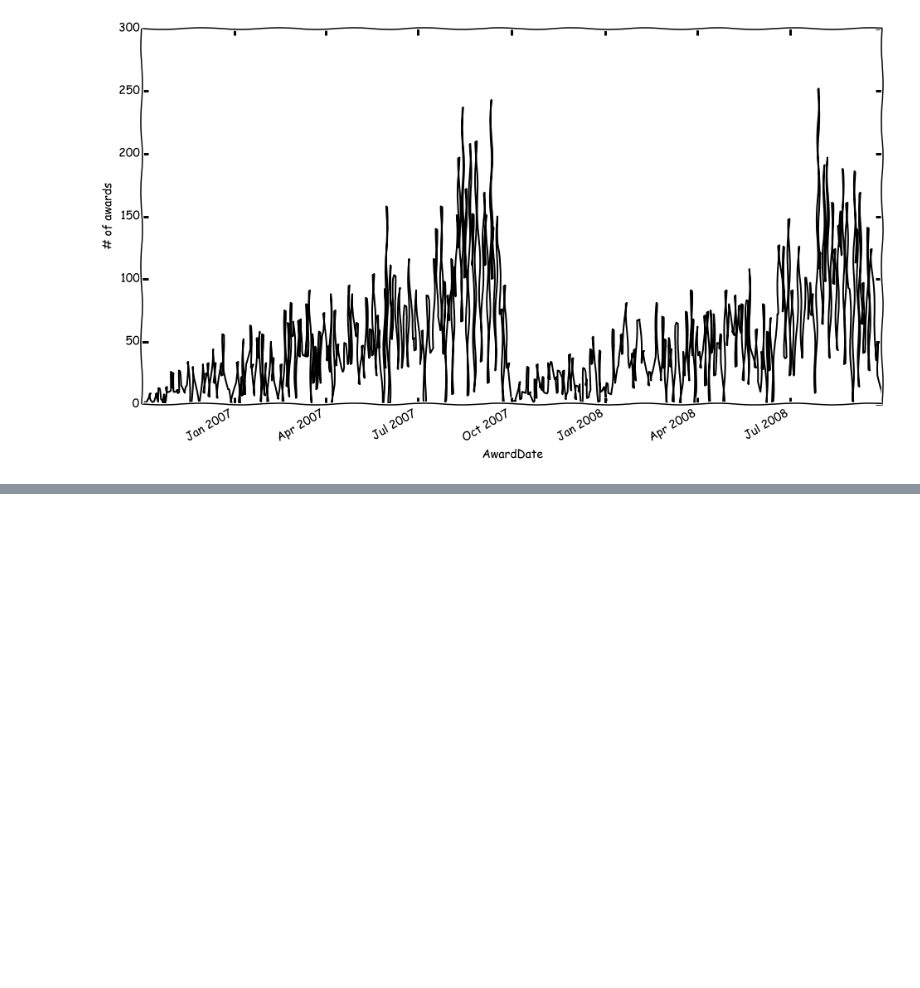
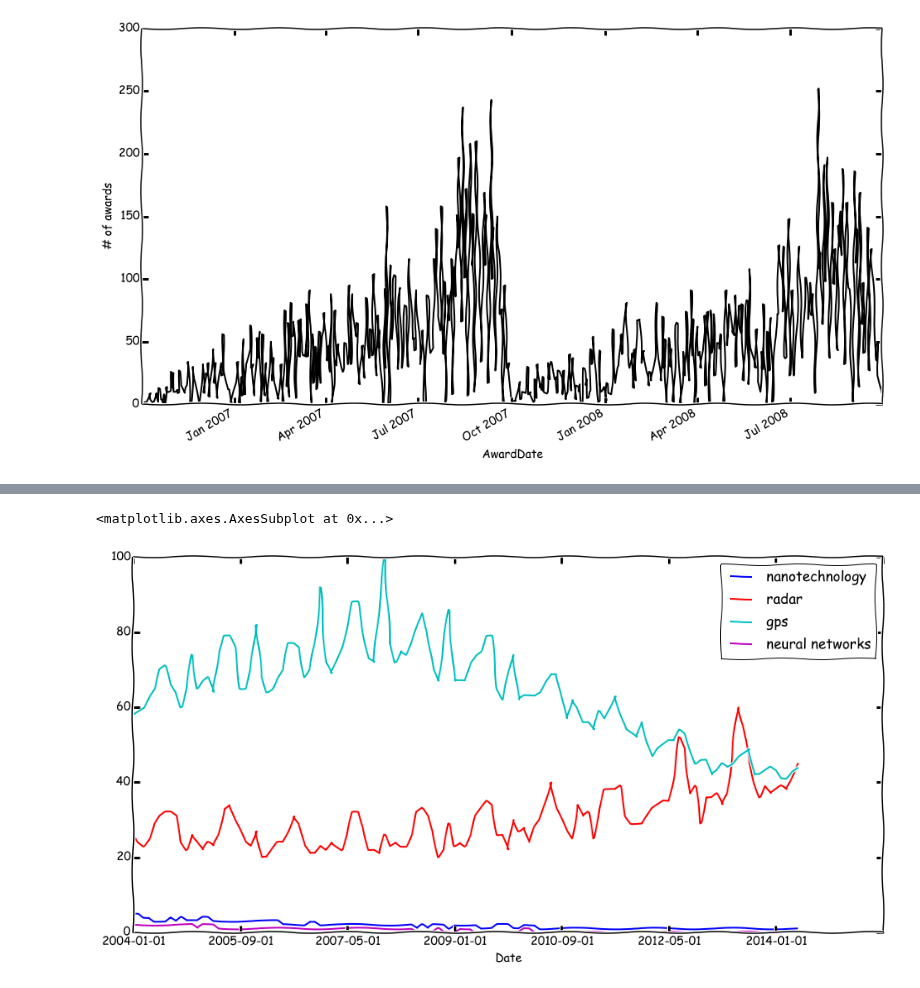
Before and after one commit to realmichaelzyy/cs249project, a Jupyter notebook: MarksTestNotebook.ipynb, the cells around one changed output, grey strips where cells are left out. Saved outputs shown, nothing was run; the diff lists cells and outputs as text; code cells hidden in the pictures; blank space fills up the shorter version.

Commit message:
got ngrams retrieval working

```diff
--- a/MarksTestNotebook.ipynb
+++ b/MarksTestNotebook.ipynb
@@ -116,2 +114,70 @@ Created awards_map.svg
 [drawing not drawn]
 [figure]
+# %%
+#GOOGLE TRENDS
+#an example of how to get google trends data.
+#seems to require spoofing a browser, and logging into a google account before retrieving data..
+#we will opt for google ngrams, as seen below.
+#============================================================================
+QUERY_TERMS = ['nanotechnology','radar','gps','neural%20networks']
+import json
+import re
+import urllib2
+import mechanize
+import cookielib
+import time
+
+# Browser
+br = mechanize.Browser()
+
+# Cookie Jar
+cj = cookielib.LWPCookieJar()
+br.set_cookiejar(cj)
+
+# Browser options
+br.set_handle_equiv(True)
+br.set_handle_redirect(True)
+br.set_handle_referer(True)
+br.set_handle_robots(False)
+
+# Follows refresh 0 but not hangs on refresh > 0
+#br.set_handle_refresh(mechanize._http.HTTPRefreshProcessor(), max_time=1)
+
+# Want debugging messages?
+#br.set_debug_http(True)
+#br.set_debug_redirects(True)
+#br.set_debug_responses(True)
+
+# User-Agent
+br.addheaders = [('User-agent', 'Mozilla/4.0 (compatible; MSIE 8.0; Windows NT 6.1; Trident/4.0; SLCC2; .NET CLR 2.0.50727; .NET CLR 3.5.30729; .NET CLR 3.0.30729; Media Center PC 6.0')]
+
+QUERY = 'http://www.google.com/trends/fetchComponent?q=%s&cid=TIMESERIES_GRAPH_0&export=3' % ",".join(QUERY_TERMS)
+
+response = br.open('https://accounts.google.com/ServiceLogin?hl=en&continue=https://www.google.com/')
+forms = mechanize.ParseResponse(response)
+form = forms[0]
+form['Email'] = 'msinmontoya'
+form['Passwd'] = 'yoloswag420'
+response = br.open(form.click())
+
+time.sleep(2)
+
+#data = urllib2.urlopen(QUERY).read()
+data = br.open(QUERY).read()
+if ("quota limit" in data):
+    print("QUOTA LIMIT REACHED!!")
+
+# We need to do some data cleaning: remove Javascript header+footer, and translate new Date(....,..,..) into YYYY-MM-DD.
+header = """// Data table response\ngoogle.visualization.Query.setResponse("""
+data = data[len(header):-2]
+data = re.sub('new Date\((\d+),(\d+),(\d+)\)', (lambda m: '"%s-%02d-%02d"' % (m.group(1).strip(), 1+int(m.group(2)), int(m.group(3)))), data)
+
+timeseries = json.loads(data)
+columns = [k['label'] for k in timeseries['table']['cols']]
+rows = map(lambda x: [k['v'] for k in x['c']], timeseries['table']['rows'])
+df = pd.DataFrame(rows, columns=columns)
+df.set_index('Date', inplace=True)
+df.plot(figsize=(16, 8))
+# %% [output]
+<matplotlib.axes.AxesSubplot at 0x...>
+[figure, added]
```
Also changed, not shown: parts of 4 cells of this notebook.
